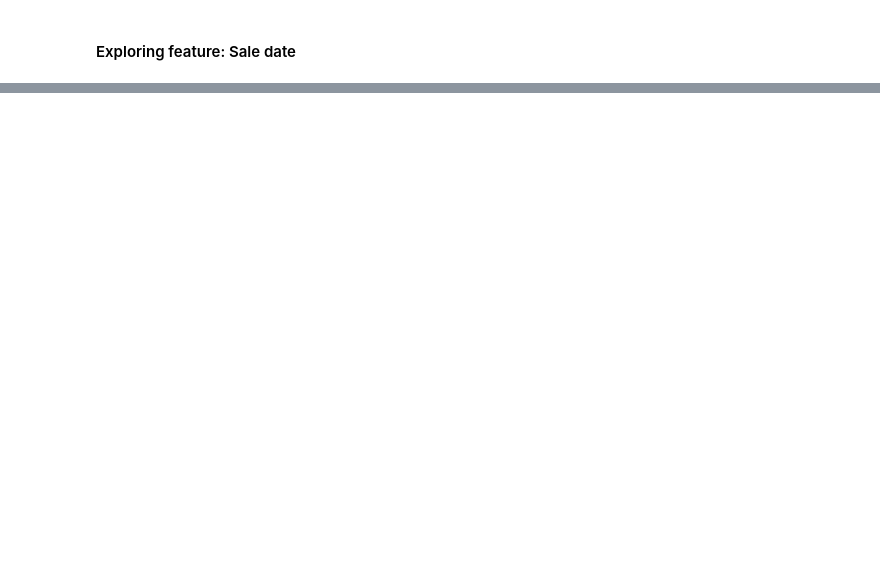
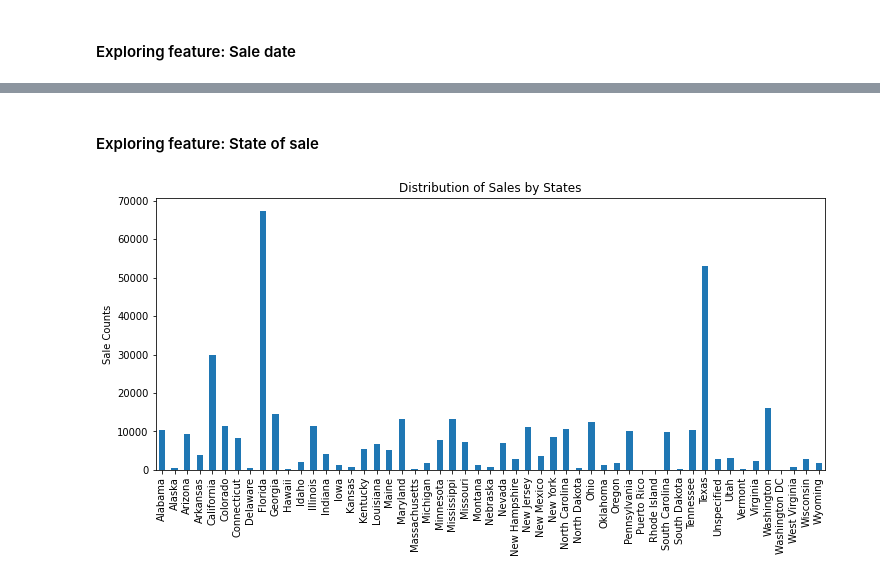
Before and after one commit to tiborhajszan/Ztm_DataScienceCourse, a Jupyter notebook: Project-Bulldozer/bulldozer-price-regression.ipynb, the cells around one changed output, grey strips where cells are left out. Saved outputs shown, nothing was run; the diff lists cells and outputs as text; code cells hidden in the pictures; blank space fills up the shorter version.

```diff
--- a/Project-Bulldozer/bulldozer-price-regression.ipynb
+++ b/Project-Bulldozer/bulldozer-price-regression.ipynb
@@ -88,0 +178,11 @@ pyplot.xlabel(xlabel="Sale Date");
+# %% [markdown]
+#### Exploring feature: State of sale
+# %%
+### plotting the distribution of sales by state
+bulldozer_sorted["state"].value_counts().sort_index(ascending=True).plot.bar(figsize=(12,5))
+
+### customizing the plot
+pyplot.title(label="Distribution of Sales by States")
+pyplot.ylabel(ylabel="Sale Counts");
+# %% [output]
+[figure, added]
```
Also changed, not shown: parts of 9 cells of this notebook, 3 other files.
